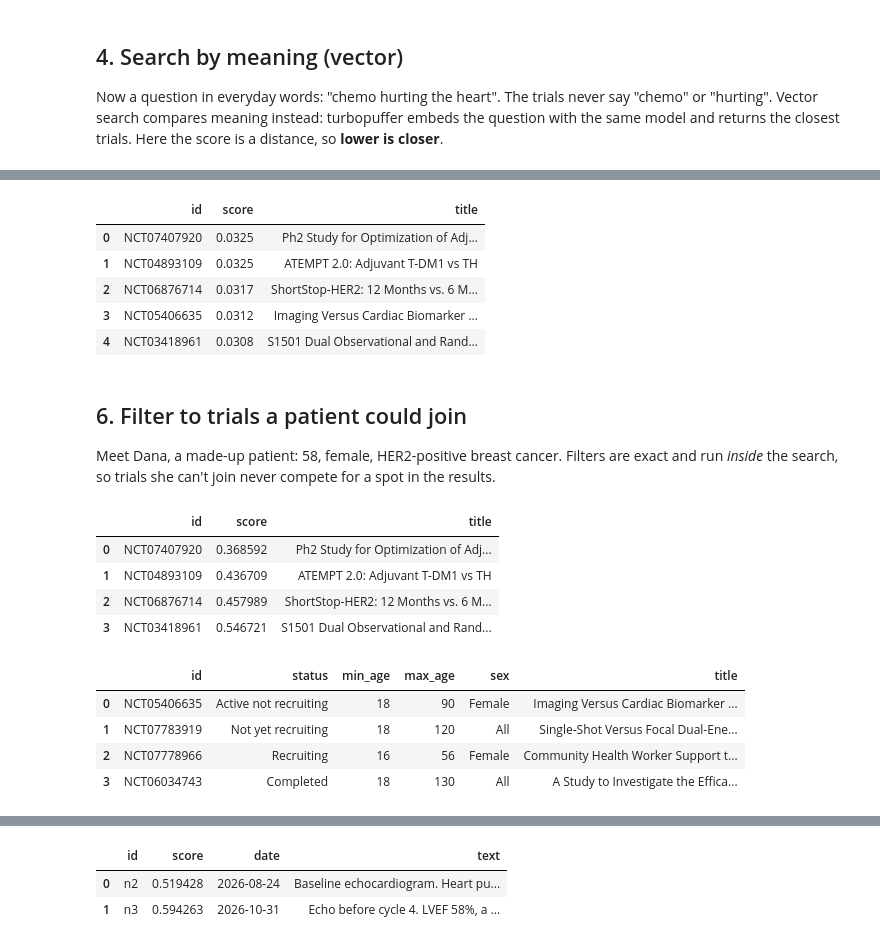
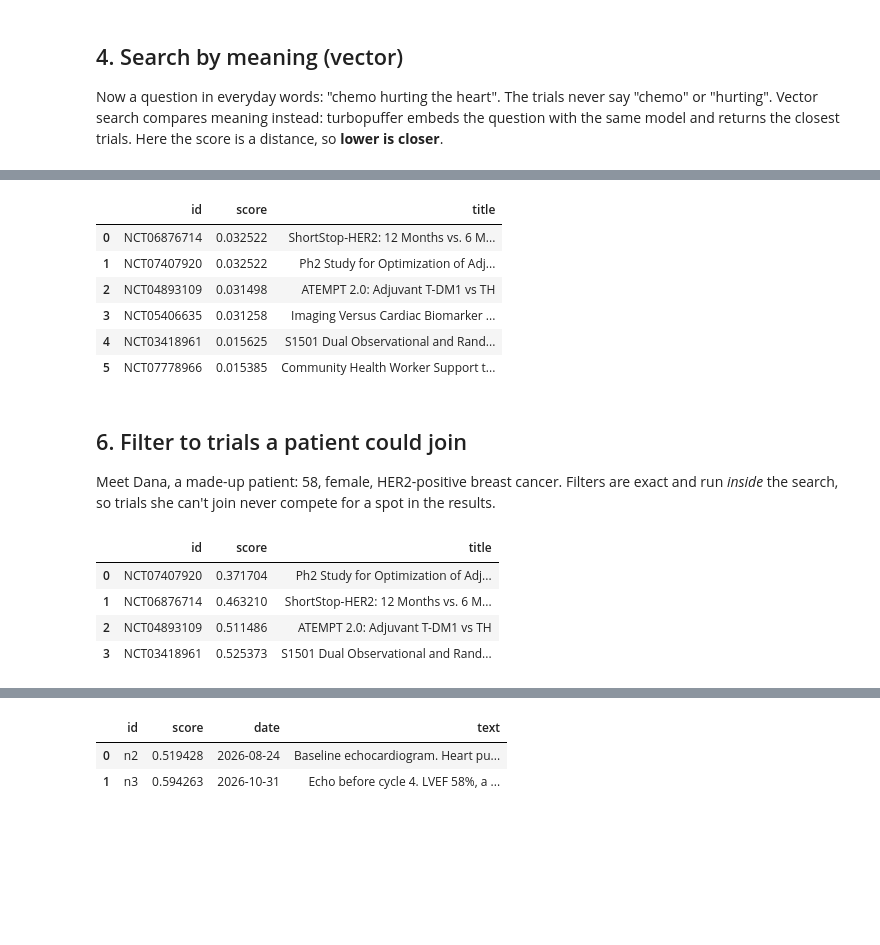
Before and after one commit to jgerson/trialscope-demo, a Jupyter notebook: walkthrough/trialscope_walkthrough.ipynb, the cells around one changed output, grey strips where cells are left out. Saved outputs shown, nothing was run; the diff lists cells and outputs as text; code cells hidden in the pictures; blank space fills up the shorter version.

```diff
--- a/walkthrough/trialscope_walkthrough.ipynb
+++ b/walkthrough/trialscope_walkthrough.ipynb
@@ -20,5 +26,6 @@ and turn on **Notebook access**. Then run the cells top to bottom.
 # %%
 import os
+import uuid
 import pandas as pd
 import turbopuffer
 
@@ -31,7 +38,10 @@ except ImportError:
     API_KEY = os.environ.get("TURBOPUFFER_API_KEY") or input("turbopuffer API key: ")
 
 tpuf = turbopuffer.Turbopuffer(api_key=API_KEY, region="aws-us-east-1")
-trials_ns = tpuf.namespace("quickstart-trials")   # a namespace is like a table; it's created on first write
+
+run_id = uuid.uuid4().hex[:6]
+trials_ns = tpuf.namespace(f"quickstart-{run_id}-trials")
+notes_ns = tpuf.namespace(f"quickstart-{run_id}-patient-dana")
 
 
 def show(result, *columns):
@@ -40,5 +50,5 @@ def show(result, *columns):
     df = pd.DataFrame(rows).rename(columns={"$dist": "score"})
     return df[[c for c in ("id", "score", *columns) if c in df]]
 
-print("Connected")
+print("This run's namespaces:", trials_ns.id, "and", notes_ns.id)
 # %% [output]
@@ -149,60 +203,45 @@ both lists wins.
-# %%
-question = "HER2 breast cancer treatment after surgery"
-
-both = trials_ns.multi_query(queries=[
-    {"rank_by": ("text", "ANN", ("Embed", question)), "top_k": 5},
-    {"rank_by": ("text", "BM25", question), "top_k": 5},
-])
-
-scores = {}
-for ranked_list in both.results:
-    for rank, row in enumerate(ranked_list.rows, start=1):
-        scores[row.id] = scores.get(row.id, 0) + 1 / (60 + rank)
-
-titles = {t["id"]: t["title"] for t in trials}
-pd.DataFrame([{"id": i, "score": round(s, 4), "title": titles[i]}
-              for i, s in sorted(scores.items(), key=lambda x: -x[1])])
-# %% [output]
-|  | id | score | title |
-| 0 | NCT07407920 | 0.0325 | Ph2 Study for Optimization of Adj... |
-| 1 | NCT04893109 | 0.0325 | ATEMPT 2.0: Adjuvant T-DM1 vs TH |
-| 2 | NCT06876714 | 0.0317 | ShortStop-HER2: 12 Months vs. 6 M... |
-| 3 | NCT05406635 | 0.0312 | Imaging Versus Cardiac Biomarker ... |
-| 4 | NCT03418961 | 0.0308 | S1501 Dual Observational and Rand... |
+# %%
+by_both = trials_ns.multi_query(
+    queries=[
+        {"rank_by": ("text", "ANN", ("Embed", "HER2 breast cancer treatment after surgery")), "top_k": 5, "include_attributes": ["title"]},
+        {"rank_by": ("text", "BM25", "HER2 breast cancer treatment after surgery"), "top_k": 5, "include_attributes": ["title"]},
+    ],
+    rerank_by=("RRF",),
+)
+
+show(by_both.results[0], "title")
+# %% [output]
+|  | id | score | title |
+| 0 | NCT06876714 | 0.032522 | ShortStop-HER2: 12 Months vs. 6 M... |
+| 1 | NCT07407920 | 0.032522 | Ph2 Study for Optimization of Adj... |
+| 2 | NCT04893109 | 0.031498 | ATEMPT 2.0: Adjuvant T-DM1 vs TH |
+| 3 | NCT05406635 | 0.031258 | Imaging Versus Cardiac Biomarker ... |
+| 4 | NCT03418961 | 0.015625 | S1501 Dual Observational and Rand... |
+| 5 | NCT07778966 | 0.015385 | Community Health Worker Support t... |
 # %% [markdown]
 ## 6. Filter to trials a patient could join
 
 Meet Dana, a made-up patient: 58, female, HER2-positive breast cancer. Filters are exact and run *inside* the
 search, so trials she can't join never compete for a spot in the results.
 # %%
-dana = {"name": "Dana", "age": 58, "sex": "Female"}
-
 could_join = ("And", [
     ("status", "Eq", "Recruiting"),
-    ("min_age", "Lte", dana["age"]),
-    ("max_age", "Gte", dana["age"]),
-    ("sex", "In", [dana["sex"], "All"]),
+    ("min_age", "Lte", 58),
+    ("max_age", "Gte", 58),
+    ("sex", "In", ["Female", "All"]),
 ])
 
-result = trials_ns.query(
+for_dana = trials_ns.query(
     rank_by=("text", "ANN", ("Embed", "HER2 breast cancer after surgery")),
     filters=could_join,
     top_k=4,
     include_attributes=["title"],
 )
-display(show(result, "title"))
 
-# Which trials did the filter rule out, and why?
-passed = {r.id for r in trials_ns.query(filters=could_join, top_k=20).rows}
-pd.DataFrame([t for t in trials if t["id"] not in passed])[["id", "status", "min_age", "max_age", "sex", "title"]]
+show(for_dana, "title")
 # %% [output]
 |  | id | score | title |
-| 0 | NCT07407920 | 0.368592 | Ph2 Study for Optimization of Adj... |
-| 1 | NCT04893109 | 0.436709 | ATEMPT 2.0: Adjuvant T-DM1 vs TH |
-| 2 | NCT06876714 | 0.457989 | ShortStop-HER2: 12 Months vs. 6 M... |
-| 3 | NCT03418961 | 0.546721 | S1501 Dual Observational and Rand... |
+| 0 | NCT07407920 | 0.371704 | Ph2 Study for Optimization of Adj... |
+| 1 | NCT06876714 | 0.463210 | ShortStop-HER2: 12 Months vs. 6 M... |
+| 2 | NCT04893109 | 0.511486 | ATEMPT 2.0: Adjuvant T-DM1 vs TH |
+| 3 | NCT03418961 | 0.525373 | S1501 Dual Observational and Rand... |
-|  | id | status | min_age | max_age | sex | title |
-| 0 | NCT05406635 | Active not recruiting | 18 | 90 | Female | Imaging Versus Cardiac Biomarker ... |
-| 1 | NCT07783919 | Not yet recruiting | 18 | 120 | All | Single-Shot Versus Focal Dual-Ene... |
-| 2 | NCT07778966 | Recruiting | 16 | 56 | Female | Community Health Worker Support t... |
-| 3 | NCT06034743 | Completed | 18 | 130 | All | A Study to Investigate the Effica... |
```
Also changed, not shown: parts of 22 cells of this notebook, 2 other files.
